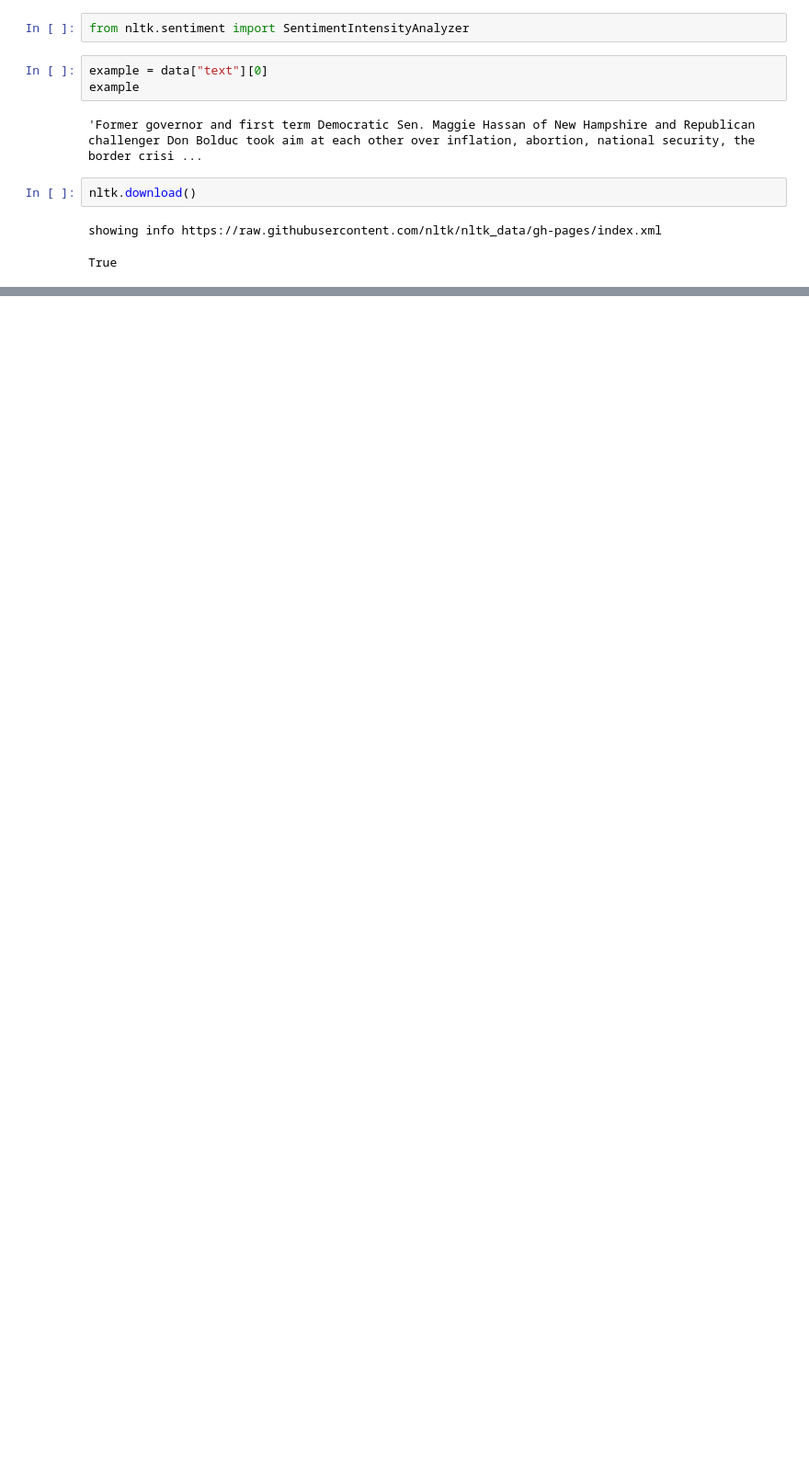
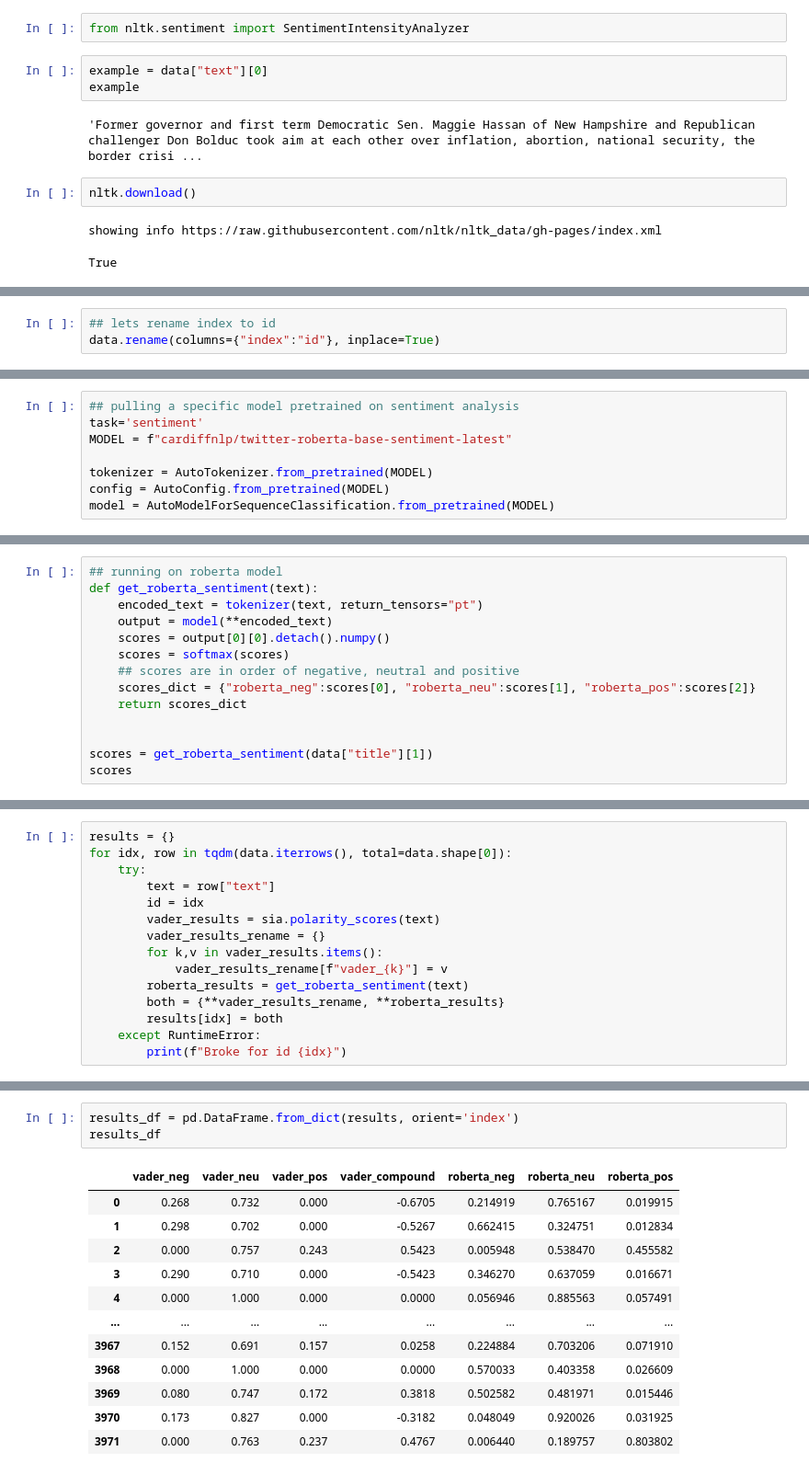
Before and after one commit to gaurangdave/Aletheia, a Jupyter notebook: notebooks/poc_sentiment_analysis.ipynb, the cells around one changed output, grey strips where cells are left out. Shown: that part at 92% size. Drawn from its saved outputs; the diff is of its cells as text; blank space fills up the shorter version.

Commit message:
added working POC for sentiment analysis

```diff
--- a/notebooks/poc_sentiment_analysis.ipynb
+++ b/notebooks/poc_sentiment_analysis.ipynb
@@ -208,0 +182,3 @@ NameError: name 'sia' is not defined
+# %%
+## lets rename index to id
+data.rename(columns={"index":"id"}, inplace=True)
@@ -208,0 +224,8 @@ NameError: name 'sia' is not defined
+# %%
+## pulling a specific model pretrained on sentiment analysis
+task='sentiment'
+MODEL = f"cardiffnlp/twitter-roberta-base-sentiment-latest"
+
+tokenizer = AutoTokenizer.from_pretrained(MODEL)
+config = AutoConfig.from_pretrained(MODEL)
+model = AutoModelForSequenceClassification.from_pretrained(MODEL)
@@ -208,0 +242,14 @@ NameError: name 'sia' is not defined
+# %%
+## running on roberta model
+def get_roberta_sentiment(text):
+    encoded_text = tokenizer(text, return_tensors="pt")
+    output = model(**encoded_text)
+    scores = output[0][0].detach().numpy()
+    scores = softmax(scores)
+    ## scores are in order of negative, neutral and positive
+    scores_dict = {"roberta_neg":scores[0], "roberta_neu":scores[1], "roberta_pos":scores[2]}
+    return scores_dict
+
+
+scores = get_roberta_sentiment(data["title"][1])
+scores
@@ -208,0 +260,15 @@ NameError: name 'sia' is not defined
+# %%
+results = {}
+for idx, row in tqdm(data.iterrows(), total=data.shape[0]):
+    try:
+        text = row["text"]
+        id = idx
+        vader_results = sia.polarity_scores(text)
+        vader_results_rename = {}
+        for k,v in vader_results.items():
+            vader_results_rename[f"vader_{k}"] = v
+        roberta_results = get_roberta_sentiment(text)
+        both = {**vader_results_rename, **roberta_results}
+        results[idx] = both
+    except RuntimeError:
+        print(f"Broke for id {idx}")
@@ -208,0 +319,16 @@ NameError: name 'sia' is not defined
+# %%
+results_df = pd.DataFrame.from_dict(results, orient='index')
+results_df
+# %% [output]
+|  | vader_neg | vader_neu | vader_pos | vader_compound | roberta_neg | roberta_neu | roberta_pos |
+| 0 | 0.268 | 0.732 | 0.000 | -0.6705 | 0.214919 | 0.765167 | 0.019915 |
+| 1 | 0.298 | 0.702 | 0.000 | -0.5267 | 0.662415 | 0.324751 | 0.012834 |
+| 2 | 0.000 | 0.757 | 0.243 | 0.5423 | 0.005948 | 0.538470 | 0.455582 |
+| 3 | 0.290 | 0.710 | 0.000 | -0.5423 | 0.346270 | 0.637059 | 0.016671 |
+| 4 | 0.000 | 1.000 | 0.000 | 0.0000 | 0.056946 | 0.885563 | 0.057491 |
+| ... | ... | ... | ... | ... | ... | ... | ... |
+| 3967 | 0.152 | 0.691 | 0.157 | 0.0258 | 0.224884 | 0.703206 | 0.071910 |
+| 3968 | 0.000 | 1.000 | 0.000 | 0.0000 | 0.570033 | 0.403358 | 0.026609 |
+| 3969 | 0.080 | 0.747 | 0.172 | 0.3818 | 0.502582 | 0.481971 | 0.015446 |
+| 3970 | 0.173 | 0.827 | 0.000 | -0.3182 | 0.048049 | 0.920026 | 0.031925 |
+| 3971 | 0.000 | 0.763 | 0.237 | 0.4767 | 0.006440 | 0.189757 | 0.803802 |
```
Also changed, not shown: parts of 19 cells of this notebook.
